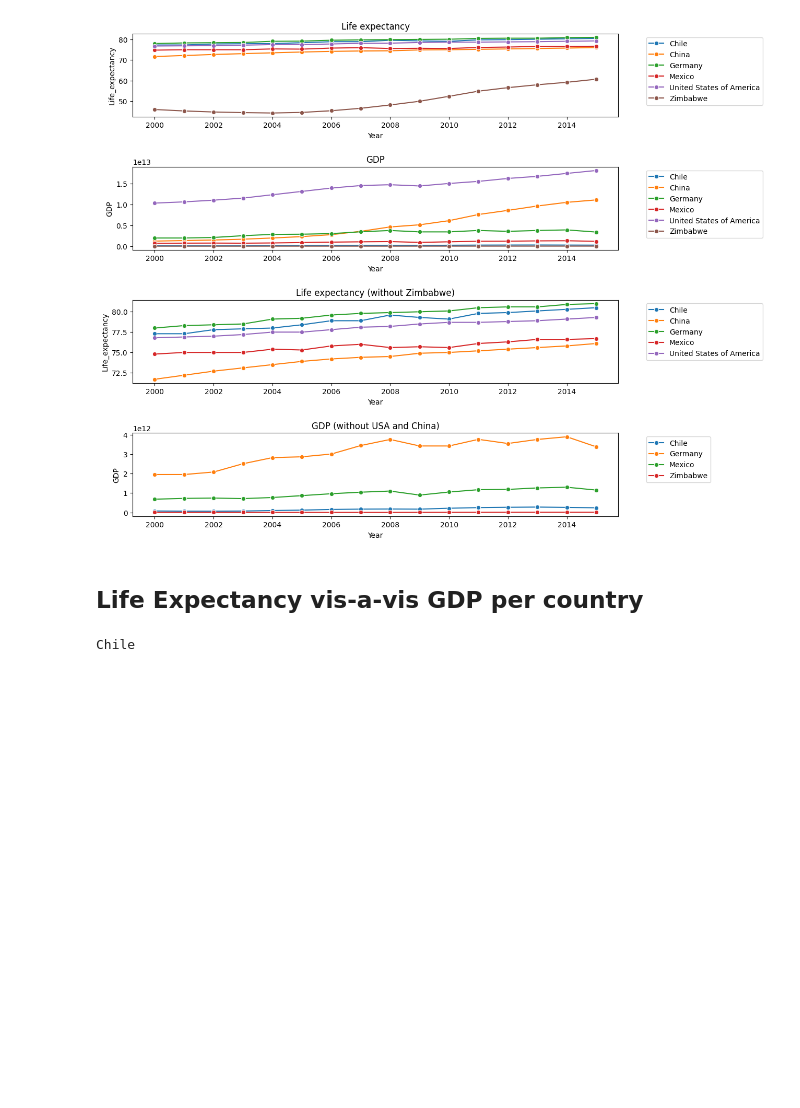
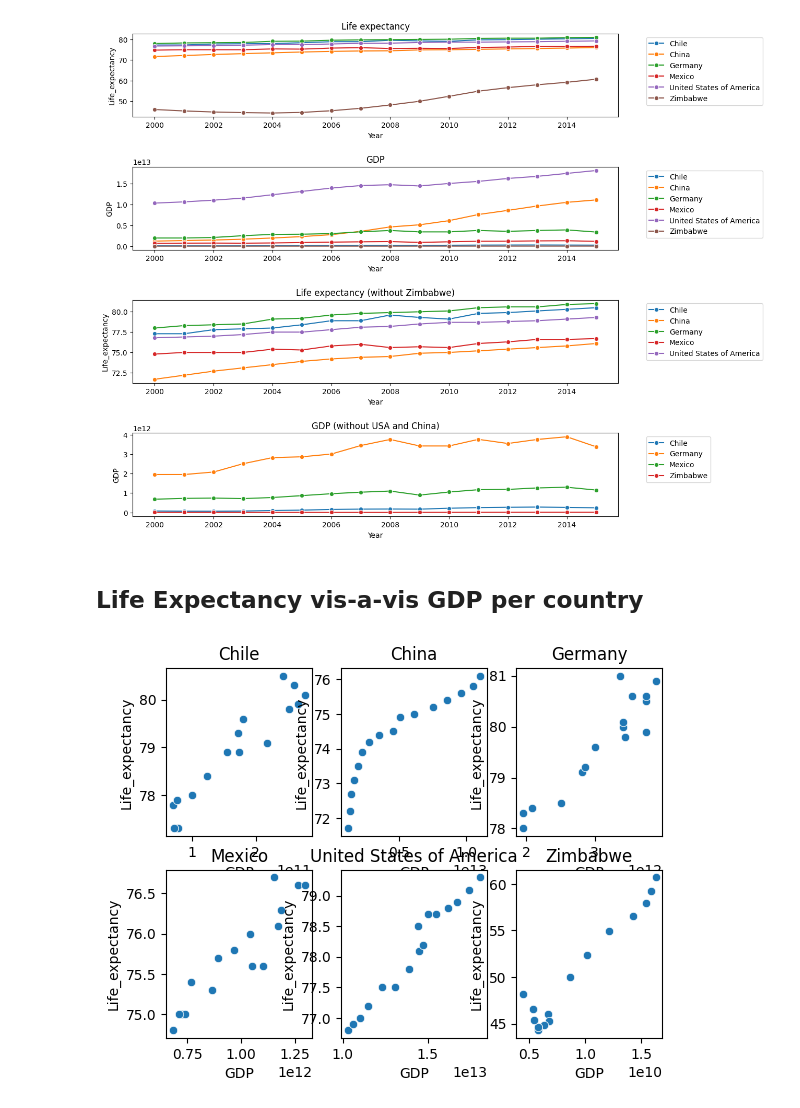
Before and after one commit to ramtob/codecademy-python, a Jupyter notebook: Life-Expectancy-and-GDP-Starter/life_expectancy_gdp.ipynb, the cells around one changed output. Drawn from its saved outputs; the diff is of its cells as text; code cells hidden in the pictures; blank space fills up the shorter version.

```diff
--- a/Life-Expectancy-and-GDP-Starter/life_expectancy_gdp.ipynb
+++ b/Life-Expectancy-and-GDP-Starter/life_expectancy_gdp.ipynb
@@ -74,9 +74,11 @@ plt.show()
 # %%
 # Get a list of all the countries
 countries = df_all['Country'].value_counts().index
 # Loop over all the countries and draw a graph for each country
 for i in range(len(countries)):
     plt.subplot(2, 3, i+1)
-    sns.scatterplot(data=df_all, x=)
+    sns.scatterplot(data=df_all[df_all.Country == countries[i]], x='GDP', y='Life_expectancy')
+    plt.title(countries[i])
+plt.show()
 # %% [output]
-Chile
+[figure, added]
```
